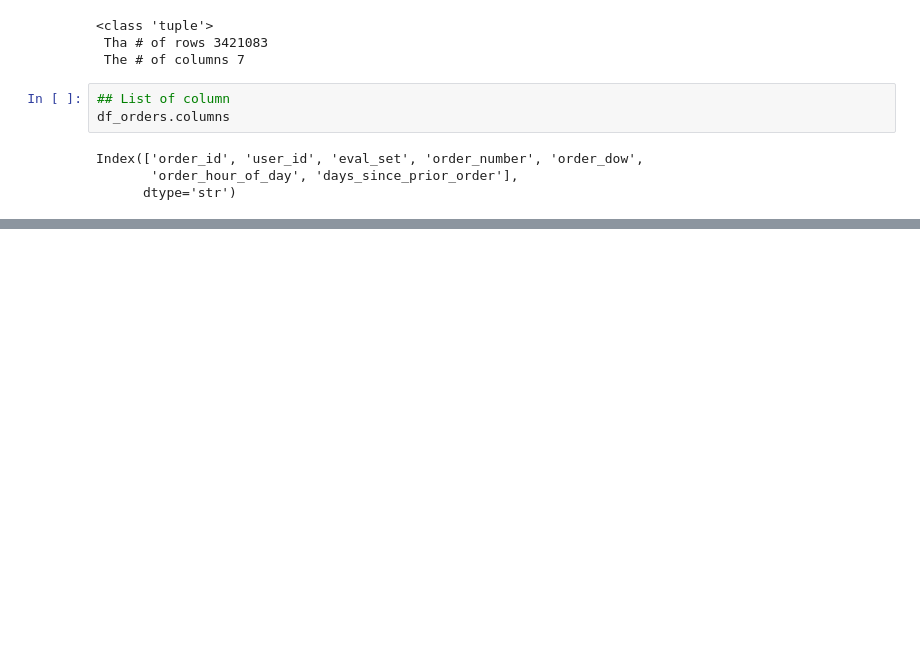
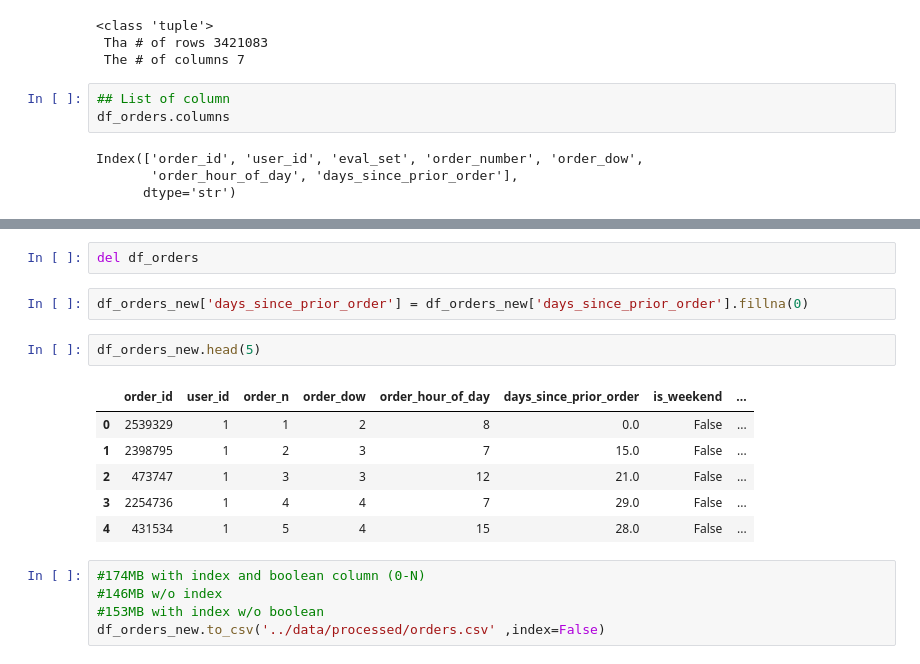
Before and after one commit to karamian-ani/data_analytics_with_python, a Jupyter notebook: notebooks/04_data_import.ipynb, the cells around one changed output, grey strips where cells are left out. Drawn from its saved outputs; the diff is of its cells as text; blank space fills up the shorter version.

Commit message:
Data Import and Export

```diff
--- a/notebooks/04_data_import.ipynb
+++ b/notebooks/04_data_import.ipynb
@@ -40,0 +135,18 @@ Index(['order_id', 'user_id', 'eval_set', 'order_number', 'order_dow',
+# %%
+del df_orders
+# %%
+df_orders_new['days_since_prior_order'] = df_orders_new['days_since_prior_order'].fillna(0)
+# %%
+df_orders_new.head(5)
+# %% [output]
+|  | order_id | user_id | order_n | order_dow | order_hour_of_day | days_since_prior_order | is_weekend | ... |
+| 0 | 2539329 | 1 | 1 | 2 | 8 | 0.0 | False | ... |
+| 1 | 2398795 | 1 | 2 | 3 | 7 | 15.0 | False | ... |
+| 2 | 473747 | 1 | 3 | 3 | 12 | 21.0 | False | ... |
+| 3 | 2254736 | 1 | 4 | 4 | 7 | 29.0 | False | ... |
+| 4 | 431534 | 1 | 5 | 4 | 15 | 28.0 | False | ... |
+# %%
+#174MB with index and boolean column (0-N)
+#146MB w/o index
+#153MB with index w/o boolean
+df_orders_new.to_csv('../data/processed/orders.csv' ,index=False)
```
Also changed, not shown: parts of 28 cells of this notebook.
